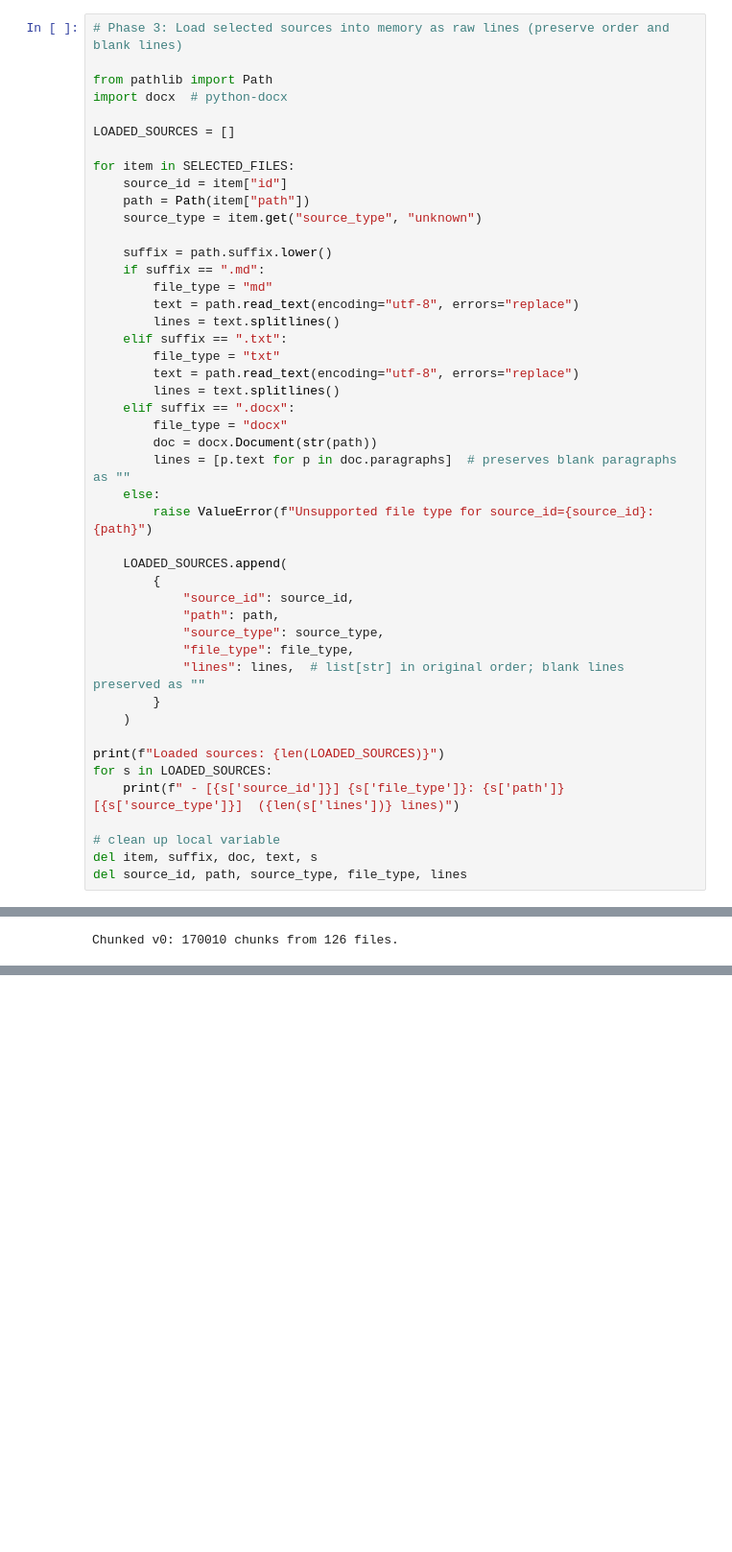
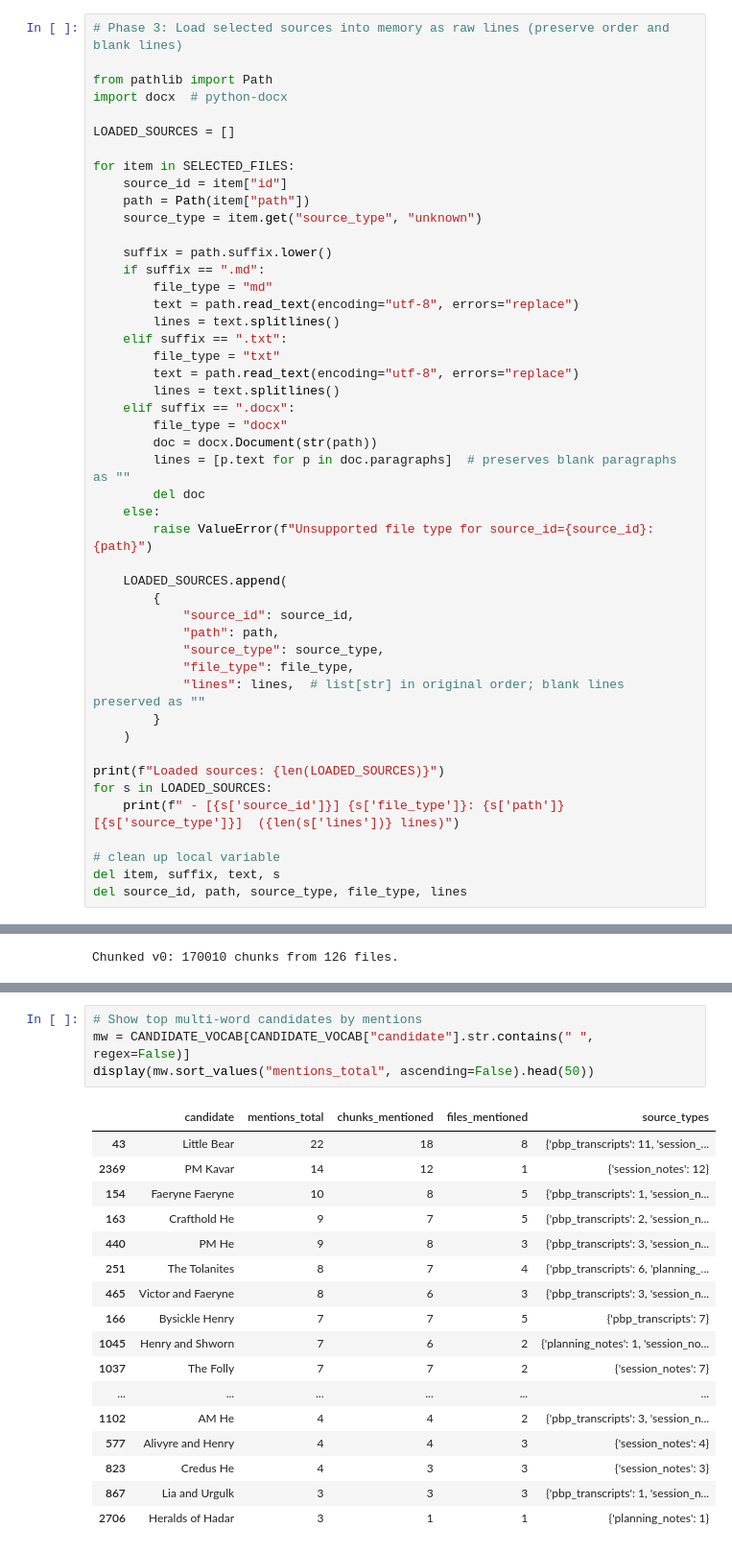
Before and after one commit to CharisSophia/iwtc-tools, a Jupyter notebook: notebooks/IWTC_Raw_Source_Indexing.ipynb, the cells around one changed output, grey strips where cells are left out. Shown at 96% size. Drawn from its saved outputs; the diff is of its cells as text; blank space fills up the shorter version.

Commit message:
Bootstrap candidate vocabulary from chunks (pbp_transcripts, session_notes, planning_notes)

```diff
--- a/notebooks/IWTC_Raw_Source_Indexing.ipynb
+++ b/notebooks/IWTC_Raw_Source_Indexing.ipynb
@@ -722,6 +722,7 @@ for item in SELECTED_FILES:
         file_type = "docx"
         doc = docx.Document(str(path))
         lines = [p.text for p in doc.paragraphs]  # preserves blank paragraphs as ""
+        del doc
     else:
         raise ValueError(f"Unsupported file type for source_id={source_id}: {path}")
 
@@ -740,7 +741,7 @@ for s in LOADED_SOURCES:
     print(f" - [{s['source_id']}] {s['file_type']}: {s['path']}  [{s['source_type']}]  ({len(s['lines'])} lines)")
 
 # clean up local variable
-del item, suffix, doc, text, s
+del item, suffix, text, s
 del source_id, path, source_type, file_type, lines
 # %% [output]
 Loaded sources: 126
@@ -1300,0 +1578,22 @@ del CANDIDATE_FILES
+# %%
+# Show top multi-word candidates by mentions
+mw = CANDIDATE_VOCAB[CANDIDATE_VOCAB["candidate"].str.contains(" ", regex=False)]
+display(mw.sort_values("mentions_total", ascending=False).head(50))
+# %% [output]
+|  | candidate | mentions_total | chunks_mentioned | files_mentioned | source_types |
+| 43 | Little Bear | 22 | 18 | 8 | {'pbp_transcripts': 11, 'session_... |
+| 2369 | PM Kavar | 14 | 12 | 1 | {'session_notes': 12} |
+| 154 | Faeryne Faeryne | 10 | 8 | 5 | {'pbp_transcripts': 1, 'session_n... |
+| 163 | Crafthold He | 9 | 7 | 5 | {'pbp_transcripts': 2, 'session_n... |
+| 440 | PM He | 9 | 8 | 3 | {'pbp_transcripts': 3, 'session_n... |
+| 251 | The Tolanites | 8 | 7 | 4 | {'pbp_transcripts': 6, 'planning_... |
+| 465 | Victor and Faeryne | 8 | 6 | 3 | {'pbp_transcripts': 3, 'session_n... |
+| 166 | Bysickle Henry | 7 | 7 | 5 | {'pbp_transcripts': 7} |
+| 1045 | Henry and Shworn | 7 | 6 | 2 | {'planning_notes': 1, 'session_no... |
+| 1037 | The Folly | 7 | 7 | 2 | {'session_notes': 7} |
+| ... | ... | ... | ... | ... | ... |
+| 1102 | AM He | 4 | 4 | 2 | {'pbp_transcripts': 3, 'session_n... |
+| 577 | Alivyre and Henry | 4 | 4 | 3 | {'session_notes': 4} |
+| 823 | Credus He | 4 | 3 | 3 | {'session_notes': 3} |
+| 867 | Lia and Urgulk | 3 | 3 | 3 | {'pbp_transcripts': 1, 'session_n... |
+| 2706 | Heralds of Hadar | 3 | 1 | 1 | {'planning_notes': 1} |
```
Also changed, not shown: parts of 4 cells of this notebook.
